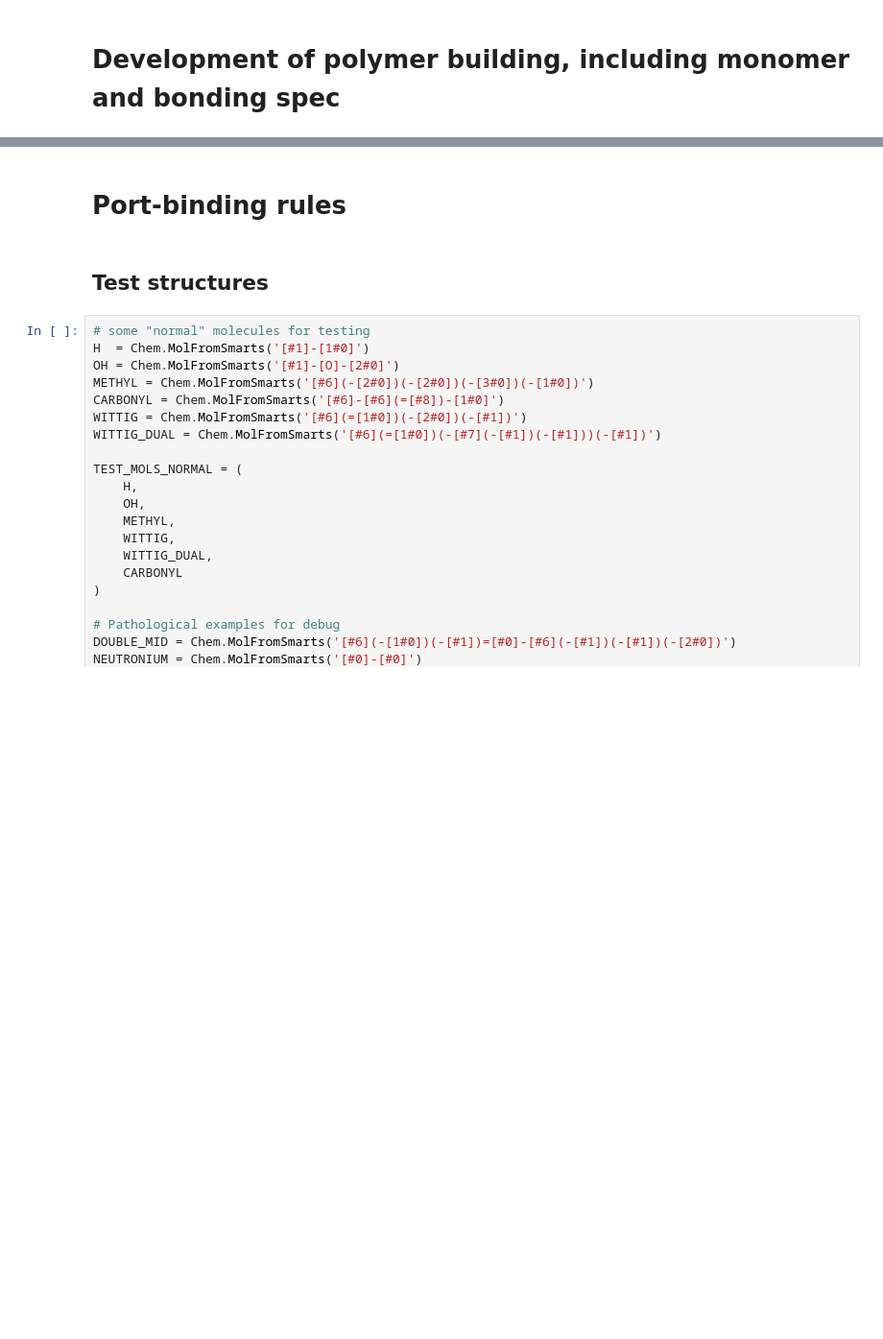
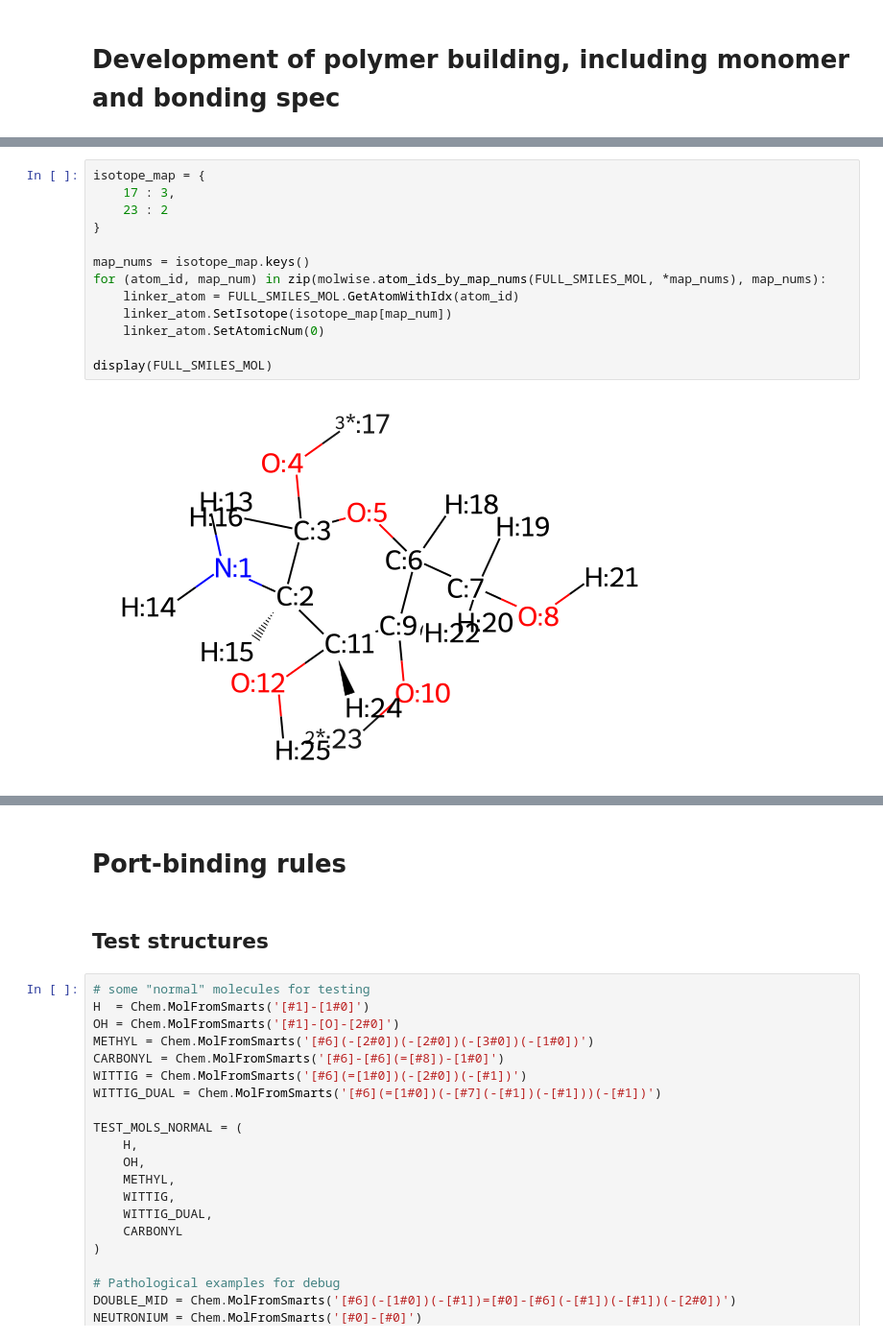
Before and after one commit to timbernat/polymer_workbench, a Jupyter notebook: polybuild_dev.ipynb, the cells around one changed output, grey strips where cells are left out. Shown: that part at 96% size. Saved outputs shown, nothing was run; the diff lists cells and outputs as text; blank space fills up the shorter version.

```diff
--- a/polybuild_dev.ipynb
+++ b/polybuild_dev.ipynb
@@ -15,0 +52,15 @@ from polymerist.genutils.decorators.functional import optional_in_place
+# %%
+isotope_map = {
+    17 : 3,
+    23 : 2
+}
+
+map_nums = isotope_map.keys()
+for (atom_id, map_num) in zip(molwise.atom_ids_by_map_nums(FULL_SMILES_MOL, *map_nums), map_nums):
+    linker_atom = FULL_SMILES_MOL.GetAtomWithIdx(atom_id)
+    linker_atom.SetIsotope(isotope_map[map_num])
+    linker_atom.SetAtomicNum(0)
+
+display(FULL_SMILES_MOL)
+# %% [output]
+[figure, added]
```
Also changed, not shown: parts of 20 cells of this notebook, 1 other file.
